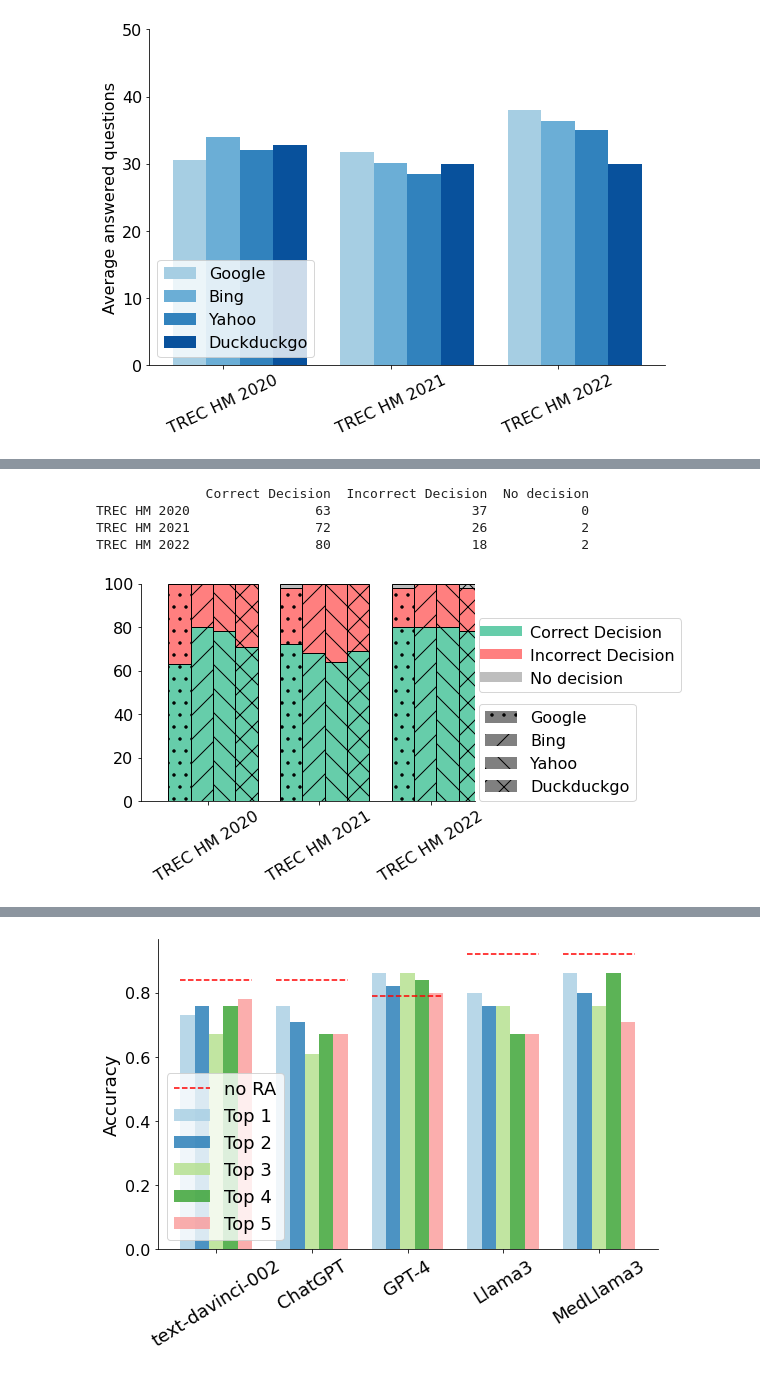
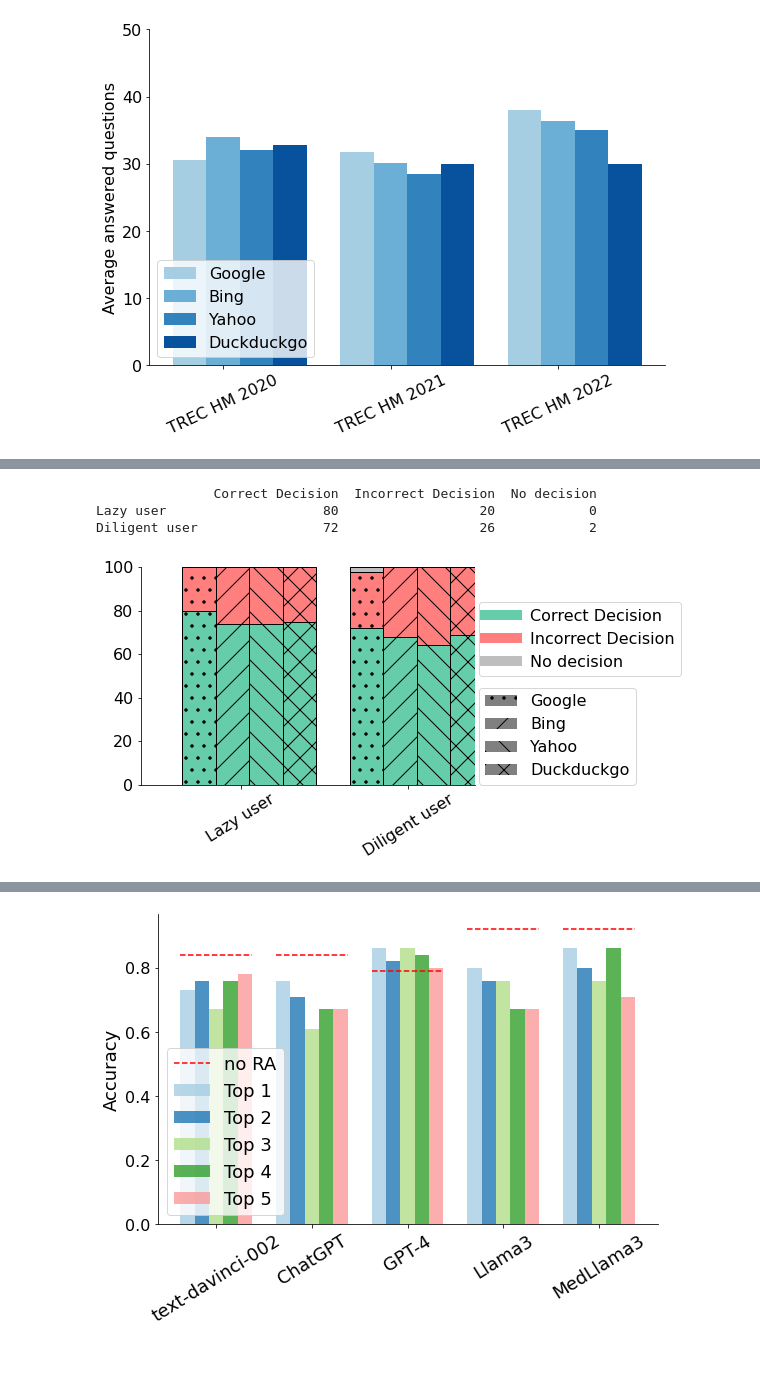
Before and after one commit to MarcosFP97/information-seeking-health, a Jupyter notebook: src/SEs/figs/search-engines-graphs.ipynb, the cells around one changed output, grey strips where cells are left out. Cells and saved outputs as stored; diff of their text form; code cells hidden in the pictures.

```diff
--- a/src/SEs/figs/search-engines-graphs.ipynb
+++ b/src/SEs/figs/search-engines-graphs.ipynb
@@ -140,28 +113,59 @@ TREC HM 2022                 80                   18            2
 # %%
-### Diligent user
+#### OLD VERSION OF THE FIGURE
 
-google = pd.DataFrame([[63, 37, 0], [72, 26, 2], [80, 18, 2]],
-                   index=["TREC HM 2020", "TREC HM 2021", "TREC HM 2022"],
-                   columns=["Correct Decision", "Incorrect Decision", "No decision"])
-bing = pd.DataFrame([[80, 20, 0], [68, 32, 0], [80, 20, 0]],
-                   index=["TREC HM 2020", "TREC HM 2021", "TREC HM 2022"],
-                   columns=["Correct Responses", "Incorrect Responses", "No answer"])
-yahoo = pd.DataFrame([[78, 22, 0], [64, 36, 0], [80, 20, 0]],
-                   index=["TREC HM 2020", "TREC HM 2021", "TREC HM 2022"],
-                   columns=["Correct Responses", "Incorrect Responses", "No answer"])
+### lazy
+# google = pd.DataFrame([[75, 25, 0], [80, 20, 0], [80, 18, 2]],
+#                    index=["TREC HM 2020", "TREC HM 2021", "TREC HM 2022"],
+#                    columns=["Correct Decisions", "Incorrect Decisions", "No decision"])
+# bing = pd.DataFrame([[84, 16, 0], [74, 26, 0], [84, 16, 0]],
+#                    index=["TREC HM 2020", "TREC HM 2021", "TREC HM 2022"],
+#                    columns=["Correct Responses", "Incorrect Responses", "No answer"])
+# yahoo = pd.DataFrame([[78, 22, 0], [74, 26, 0], [82, 18, 0]],
+#                    index=["TREC HM 2020", "TREC HM 2021", "TREC HM 2022"],
+#                    columns=["Correct Responses", "Incorrect Responses", "No answer"])
 
-duckduckgo = pd.DataFrame([[71, 29, 0], [69, 31, 0], [78, 20, 2]],
-                   index=["TREC HM 2020", "TREC HM 2021", "TREC HM 2022"],
-                   columns=["Correct Responses", "Incorrect Responses", "No answer"])
+# duckduckgo = pd.DataFrame([[82, 18, 0], [75, 25, 0], [84, 16, 0]],
+#                    index=["TREC HM 2020", "TREC HM 2021", "TREC HM 2022"],
+#                    columns=["Correct Responses", "Incorrect Responses", "No answer"])
 
-print(google)
+### diligent
+# google = pd.DataFrame([[63, 37, 0], [72, 26, 2], [80, 18, 2]],
+#                    index=["TREC HM 2020", "TREC HM 2021", "TREC HM 2022"],
+#                    columns=["Correct Decision", "Incorrect Decision", "No decision"])
+# bing = pd.DataFrame([[80, 20, 0], [68, 32, 0], [80, 20, 0]],
+#                    index=["TREC HM 2020", "TREC HM 2021", "TREC HM 2022"],
+#                    columns=["Correct Responses", "Incorrect Responses", "No answer"])
+# yahoo = pd.DataFrame([[78, 22, 0], [64, 36, 0], [80, 20, 0]],
+#                    index=["TREC HM 2020", "TREC HM 2021", "TREC HM 2022"],
+#                    columns=["Correct Responses", "Incorrect Responses", "No answer"])
 
-# Then, just call :
-plot_clustered_stacked([google, bing, yahoo, duckduckgo],["Google", "Bing", "Yahoo", "Duckduckgo"])
-plt.savefig('diligent_user.png', bbox_inches='tight')
+# duckduckgo = pd.DataFrame([[71, 29, 0], [69, 31, 0], [78, 20, 2]],
+#                    index=["TREC HM 2020", "TREC HM 2021", "TREC HM 2022"],
+#                    columns=["Correct Responses", "Incorrect Responses", "No answer"])
-# %% [output]
-              Correct Decision  Incorrect Decision  No decision
-TREC HM 2020                63                  37            0
-TREC HM 2021                72                  26            2
-TREC HM 2022                80                  18            2
-[figure, removed]
+# %%
+### TREC 2021
+
+google = pd.DataFrame([[80, 20, 0], [72, 26, 2]],
+                   index=["Lazy user", "Diligent user"],
+                   columns=["Correct Decision", "Incorrect Decision", "No decision"])
+bing = pd.DataFrame([[74, 26, 0], [68, 32, 0]],
+                   index=["Lazy user", "Diligent user"],
+                   columns=["Correct Decision", "Incorrect Decision", "No decision"])
+yahoo = pd.DataFrame([[74, 26, 0], [64, 36, 0]],
+                   index=["Lazy user", "Diligent user"],
+                   columns=["Correct Decision", "Incorrect Decision", "No decision"])
+
+duckduckgo = pd.DataFrame([[75, 25, 0], [69, 31, 0]],
+                   index=["Lazy user", "Diligent user"],
+                   columns=["Correct Decision", "Incorrect Decision", "No decision"])
+
+print(google)
+
+# Then, just call :
+plot_clustered_stacked([google, bing, yahoo, duckduckgo],["Google", "Bing", "Yahoo", "Duckduckgo"])
+plt.savefig('trec-2021.png', bbox_inches='tight')
+# %% [output]
+               Correct Decision  Incorrect Decision  No decision
+Lazy user                    80                  20            0
+Diligent user                72                  26            2
+[figure, added]
```
Also changed, not shown: parts of 2 cells of this notebook, 32 other files.
